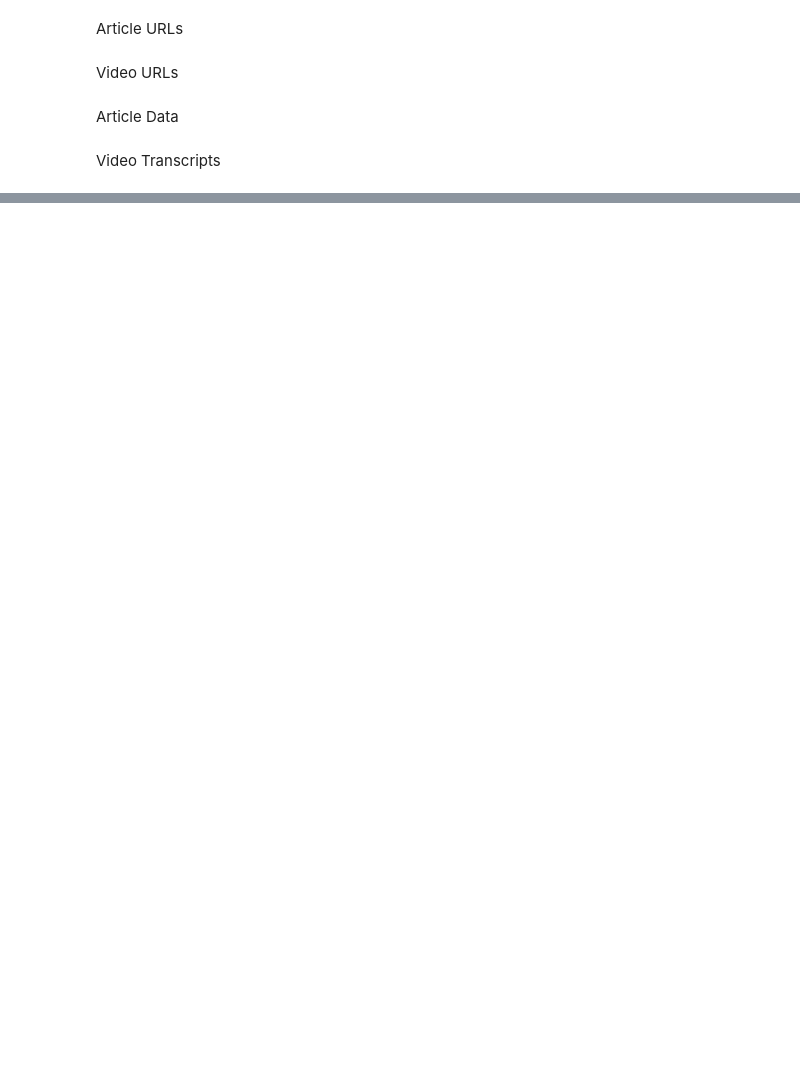
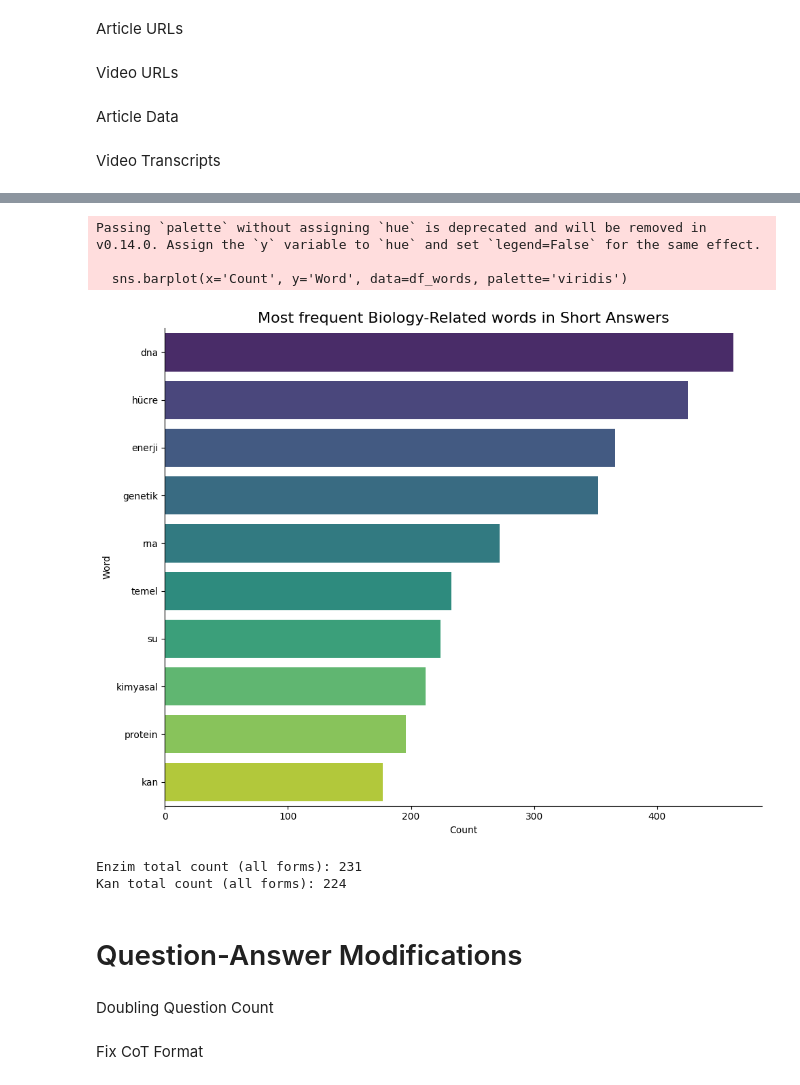
Before and after one commit to ogzhancelik/YZV302E-project, a Jupyter notebook: data_prep.ipynb, the cells around one changed output, grey strips where cells are left out. Drawn from its saved outputs; the diff is of its cells as text; code cells hidden in the pictures; blank space fills up the shorter version.

```diff
--- a/data_prep.ipynb
+++ b/data_prep.ipynb
@@ -501,0 +787,49 @@ with open(output_file, 'w', encoding='utf-8') as file:
+# %%
+from collections import Counter
+import re
+
+# These words are determined manually after checking all frequent words to only include biology-related terms in top 10.
+stop_words = ['ve', 'bir', 'iki', 'bu', 'veya', 'için', 'olarak', 'gibi', 'daha', 'ise', 'genellikle', 'ile', 'da', 'de', 'sağlar', 'olan',
+                'her', 'farklı', 'yüksek', 'arasında', 'belirli']
+
+# Convert answers to a list of strings
+all_text = " ".join((df['answer1']+df['answer2']).astype(str)).lower()
+
+words = re.findall(r'\w+', all_text)
+
+filtered_words = [w for w in words if w not in stop_words and len(w) > 1]
+
+word_counts = Counter(filtered_words)
+
+most_common = word_counts.most_common(10)
+
+# Visualization
+df_words = pd.DataFrame(most_common, columns=['Word', 'Count'])
+
+plt.figure(figsize=(10, 8))
+sns.barplot(x='Count', y='Word', data=df_words, palette='viridis')
+
+plt.title(f'Most frequent Biology-Related words in Short Answers', fontsize=16)
+
+sns.despine()
+plt.tight_layout()
+plt.show()
+# %% [output]
+Passing `palette` without assigning `hue` is deprecated and will be removed in v0.14.0. Assign the `y` variable to `hue` and set `legend=False` for the same effect.
+
+  sns.barplot(x='Count', y='Word', data=df_words, palette='viridis')
+[figure, added]
+# %%
+# While this chart shows a general idea, it is not perfectly correct as it only looks for exact word matches.
+# For example, the word "enzim" would be more frequent than "kan" if we considered different forms/suffixes of the words.
+enzim_count = word_counts.get('enzim') + word_counts.get('enzimler', 0) + word_counts.get('enzimi', 0) + word_counts.get('enzimleri', 0) + word_counts.get('enzimin', 0) + word_counts.get('enzimlerin', 0)
+kan_count = word_counts.get('kan') + word_counts.get('kanlar', 0) + word_counts.get('kanı', 0) + word_counts.get('kanları', 0) + word_counts.get('kanın', 0) + word_counts.get('kanların', 0)
+print(f"\nEnzim total count (all forms): {enzim_count}")
+print(f"Kan total count (all forms): {kan_count}")
+# %% [output]
+Enzim total count (all forms): 231
+Kan total count (all forms): 224
+# %% [markdown]
+# Question-Answer Modifications
+# %% [markdown]
+Doubling Question Count
@@ -501,0 +907,2 @@ with open(output_file, 'w', encoding='utf-8') as file:
+# %% [markdown]
+Fix CoT Format
```
Also changed, not shown: parts of 33 cells of this notebook.
